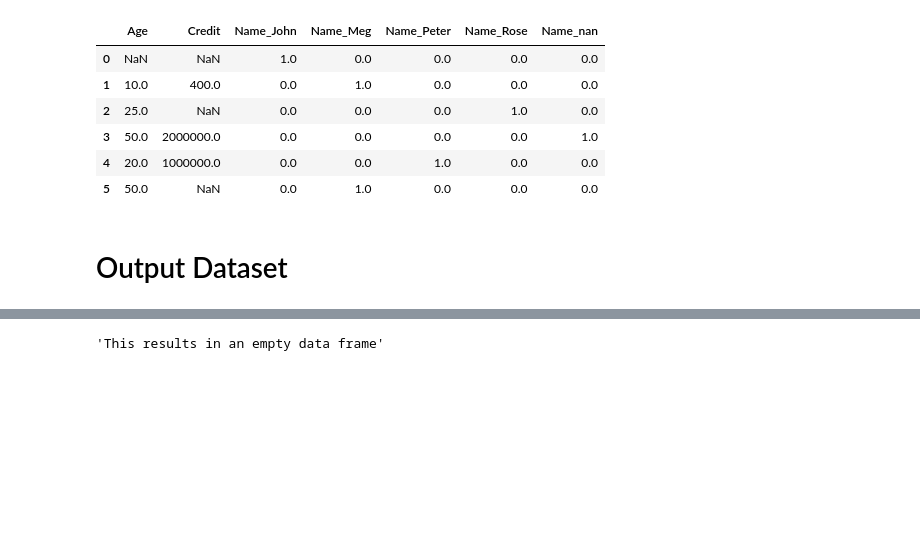
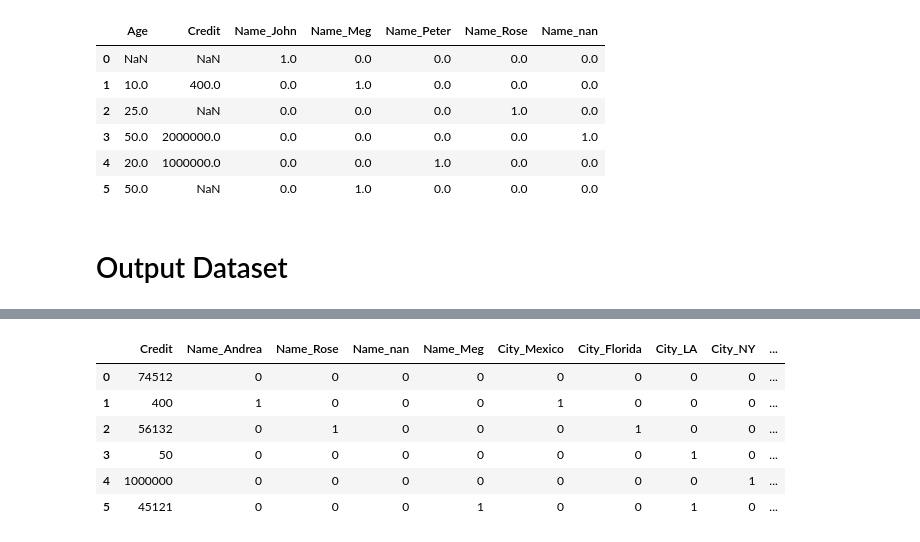
Before and after one commit to AhmedMostafa16/PrediKit, a Jupyter notebook: examples/02_Data_Preperation.ipynb, the cells around one changed output, grey strips where cells are left out. Cells and saved outputs as stored; diff of their text form; code cells hidden in the pictures; blank space fills up the shorter version.

Commit message:
Add OnehotEncoder

```diff
--- a/examples/02_Data_Preperation.ipynb
+++ b/examples/02_Data_Preperation.ipynb
@@ -520,20 +583,33 @@ Running on Linux
 # %%
-from predikit.preprocessing import FeatureSelection
+from predikit.preprocessing import FeatureSelection, EncodingProcessor
 
 data = {
-    "Name": ["John", "Andrea", "Rose", "Linda", "Peter", "Meg"],
+    "Name": ["John", "Andrea", "Rose", np.nan, np.nan, "Meg"],
+    "City": ["Texas", "Mexico", "Florida", "LA", "NY", "LA"],
+    # "Name": ["John", "John", "John", "Linda", "Linda", "Linda"],
     "Age": [21, 23, 25, 50, 48, 50],
     "Credit": [74512, 400, 56132, 50, 1_000_000, 45121],
 }
 
 df = pk.DataFrameParser(data)
-fs = FeatureSelection(exclude_dtypes=["object"], verbose=True)
-# new_df = fs.fit_transform(df, columns=["Age"], dtypes=["object"])
-# new_df = fs.fit_transform(df)
-# new_df = fs.fit_transform(df, dtypes=["object"])
-# new_df = fs.fit_transform(df, columns=["Age"])
-# new_df = fs.fit_transform(df, columns=["Name"], dtypes=["number"])
-result = fs.fit_transform(df, columns=["Credit", "Age"])
-unwrap_value_or_error(result)
+# fs = FeatureSelection(exclude_dtypes=["object"], verbose=True)
+# # new_df = fs.fit_transform(df, columns=["Age"], dtypes=["object"])
+# # new_df = fs.fit_transform(df)
+# # new_df = fs.fit_transform(df, dtypes=["object"])
+# # new_df = fs.fit_transform(df, columns=["Age"])
+# # new_df = fs.fit_transform(df, columns=["Name"], dtypes=["number"])
+# result = fs.fit_transform(df, columns=["Credit", "Age"])
+# unwrap_value_or_error(result)
-# %% [output]
-'This results in an empty data frame'
+# %%
+encoder = OneHotEncoder(['Name', 'City', 'Age'] ,drop= 'first')
+encoder.fit(df)
+encoder.transform(df)
+df
+# %% [output]
+|  | Credit | Name_Andrea | Name_Rose | Name_nan | Name_Meg | City_Mexico | City_Florida | City_LA | City_NY | ... |
+| 0 | 74512 | 0 | 0 | 0 | 0 | 0 | 0 | 0 | 0 | ... |
+| 1 | 400 | 1 | 0 | 0 | 0 | 1 | 0 | 0 | 0 | ... |
+| 2 | 56132 | 0 | 1 | 0 | 0 | 0 | 1 | 0 | 0 | ... |
+| 3 | 50 | 0 | 0 | 0 | 0 | 0 | 0 | 1 | 0 | ... |
+| 4 | 1000000 | 0 | 0 | 0 | 0 | 0 | 0 | 0 | 1 | ... |
+| 5 | 45121 | 0 | 0 | 0 | 1 | 0 | 0 | 1 | 0 | ... |
```
Also changed, not shown: parts of 8 cells of this notebook, 1 other file.
